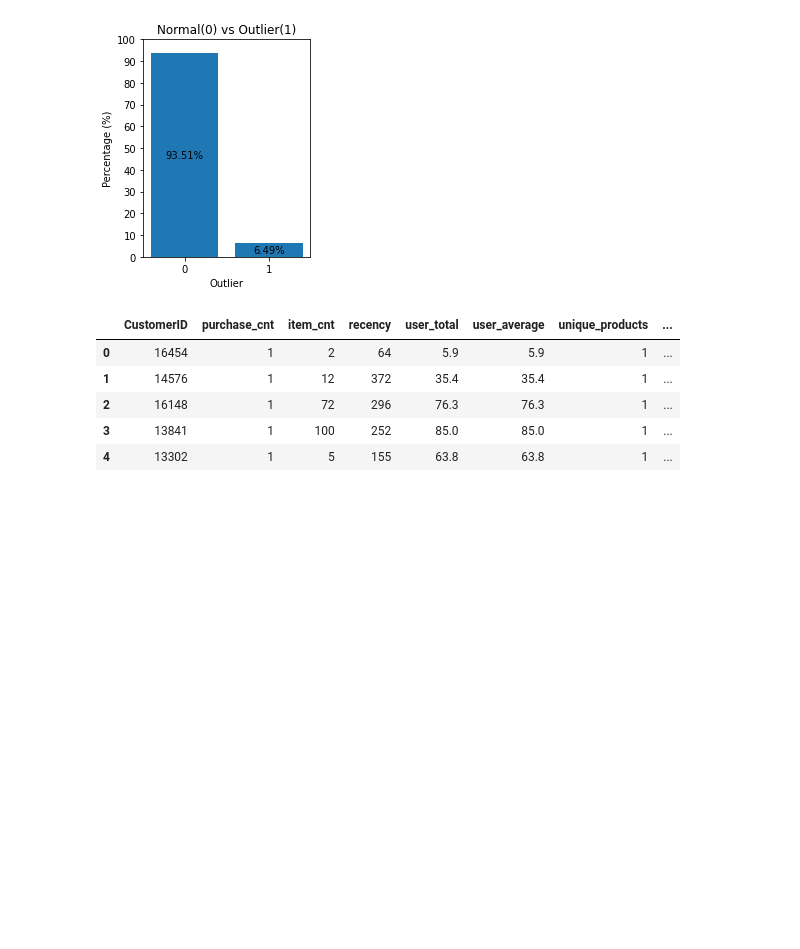
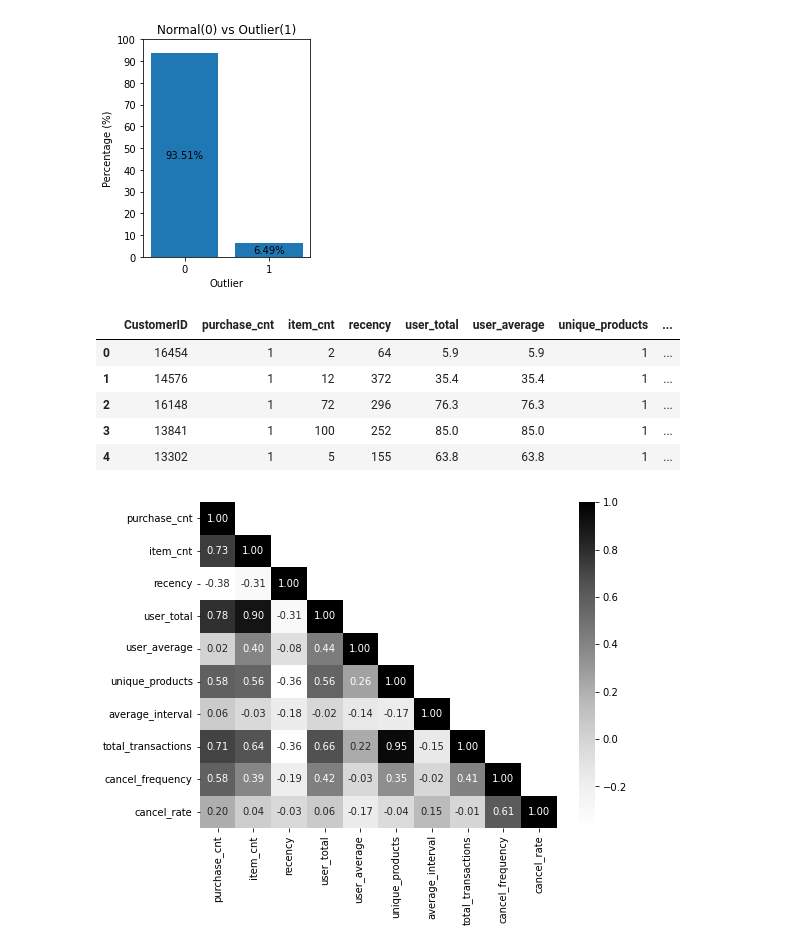
Before and after one commit to jul-ee/customer-segmentation, a Jupyter notebook: customer_segmentation/customer_segmentation.ipynb, the cells around one changed output. Cells and saved outputs as stored; diff of their text form; code cells hidden in the pictures; blank space fills up the shorter version.

```diff
--- a/customer_segmentation/customer_segmentation.ipynb
+++ b/customer_segmentation/customer_segmentation.ipynb
@@ -91,3 +91,22 @@ user_data.head()
 | 2 | 16148 | 1 | 72 | 296 | 76.3 | 76.3 | 1 | ... |
 | 3 | 13841 | 1 | 100 | 252 | 85.0 | 85.0 | 1 | ... |
 | 4 | 13302 | 1 | 5 | 155 | 63.8 | 63.8 | 1 | ... |
+# %%
+# 시각화 라이브러리 불러오기
+import seaborn as sns
+
+# CustomerID는 제외(drop)하고 상관관계 행렬 계산(corr())
+corr = user_data.drop(columns=['CustomerID']).corr()
+
+# 행렬이 대각선을 기준으로 대칭이기 때문에 하단만 표시하기 위한 마스크 생성
+# np.zeros_like(): 0으로 가득찬 array 생성, 크기는 corr와 동일
+mask = np.zeros_like(corr)
+# array의 대각선 영역과 그 윗 부분에 True가 들어가도록 설정
+mask[np.triu_indices_from(mask, k=1)] = True
+
+# 히트맵 그리기
+plt.figure(figsize=(8, 6))
+sns.heatmap(corr, mask=mask, cmap='Greys', annot=True, fmt='.2f')
+plt.show()
+# %% [output]
+[figure, added]
```
